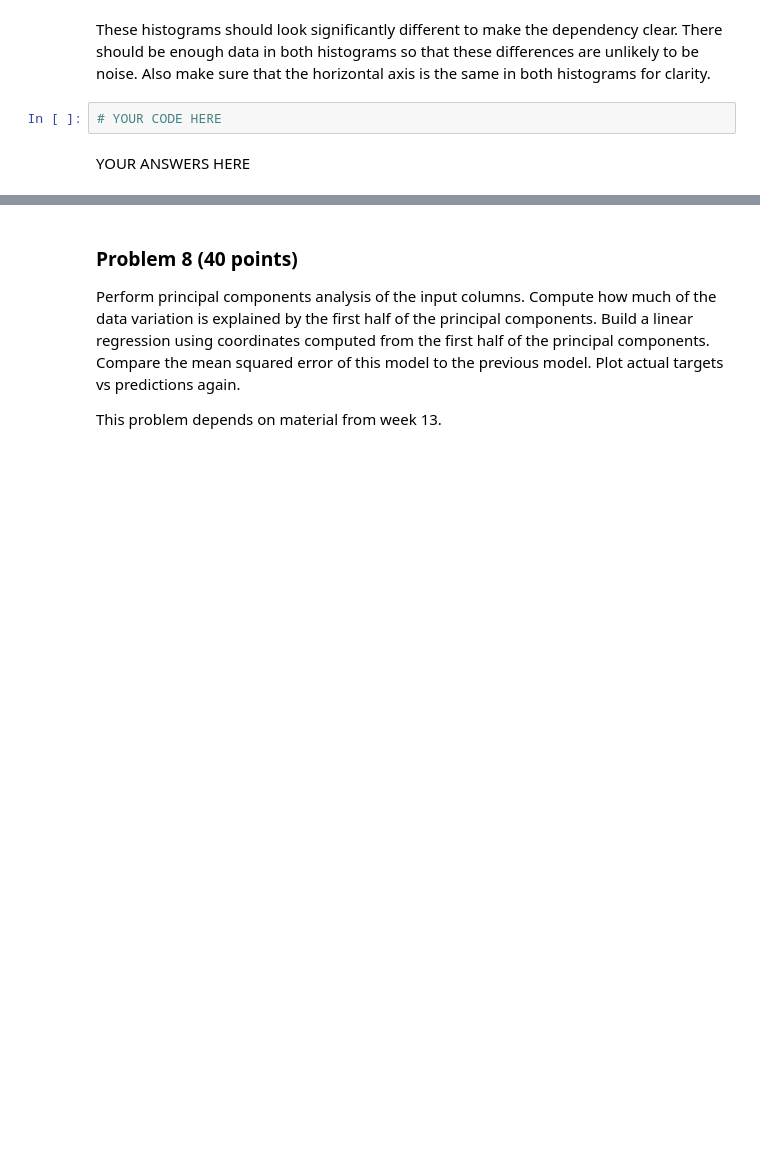
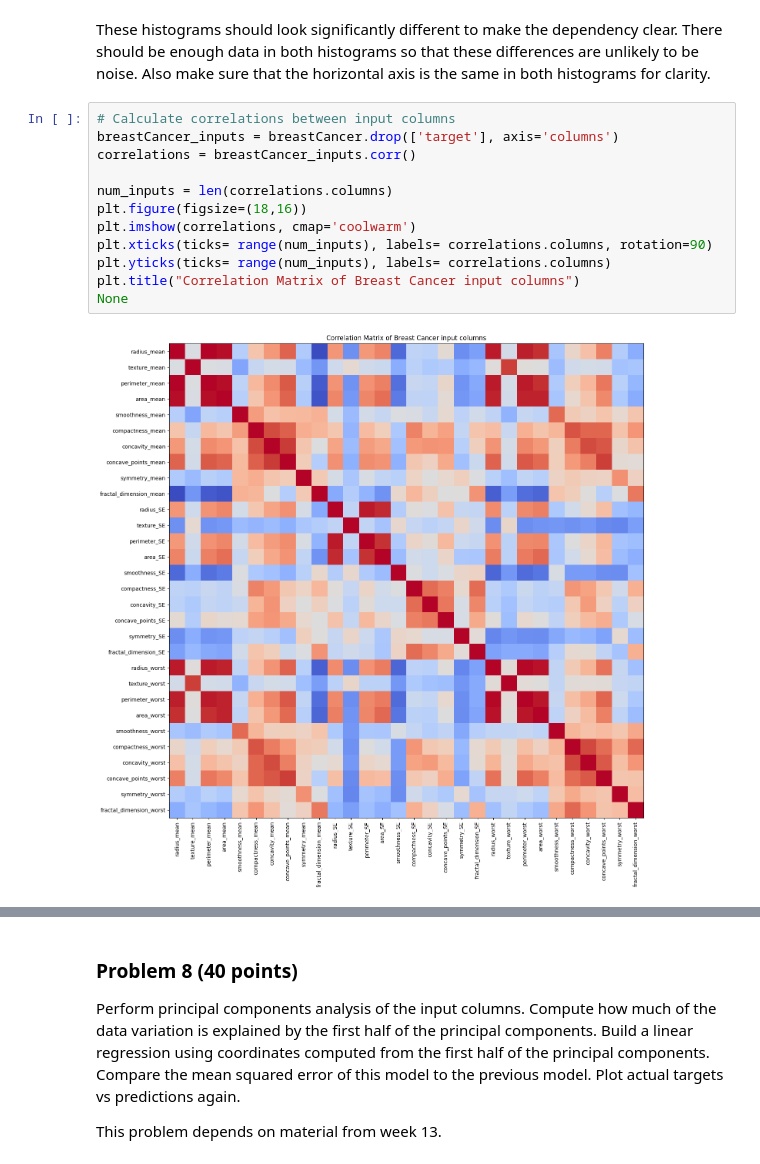
Before and after one commit to aidandig/dx601-final-project, a Jupyter notebook: project.ipynb, the cells around one changed output, grey strips where cells are left out. Drawn from its saved outputs; the diff is of its cells as text; blank space fills up the shorter version.

Commit message:
Plotted a pair of input columns with a visual dependency

```diff
--- a/project.ipynb
+++ b/project.ipynb
@@ -515,7 +515,17 @@ That is, pick a threshold $t$ for one column $x$ and make two histograms, one wh
 These histograms should look significantly different to make the dependency clear.
 There should be enough data in both histograms so that these differences are unlikely to be noise.
 Also make sure that the horizontal axis is the same in both histograms for clarity.
-# %%
-# YOUR CODE HERE
-# %% [markdown]
-YOUR ANSWERS HERE
+# %%
+# Calculate correlations between input columns
+breastCancer_inputs = breastCancer.drop(['target'], axis='columns')
+correlations = breastCancer_inputs.corr()
+
+num_inputs = len(correlations.columns)
+plt.figure(figsize=(18,16))
+plt.imshow(correlations, cmap='coolwarm')
+plt.xticks(ticks= range(num_inputs), labels= correlations.columns, rotation=90)
+plt.yticks(ticks= range(num_inputs), labels= correlations.columns)
+plt.title("Correlation Matrix of Breast Cancer input columns")
+None
+# %% [output]
+[figure, added]
```
Also changed, not shown: parts of 4 cells of this notebook.
